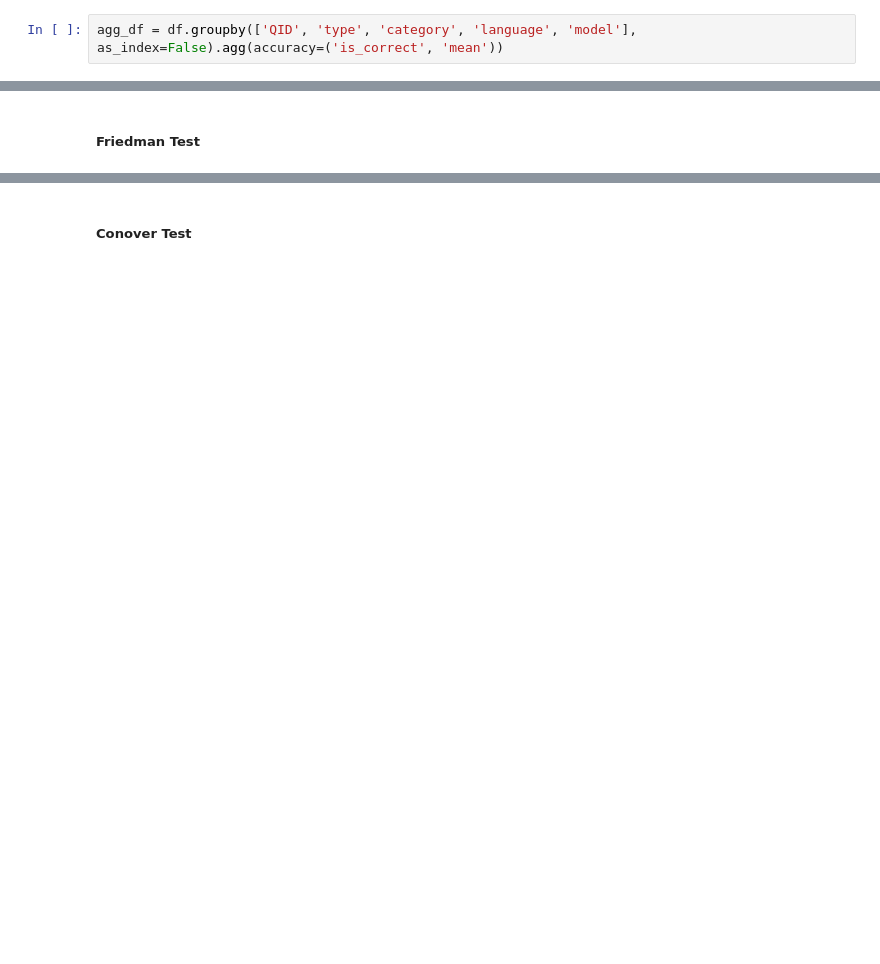
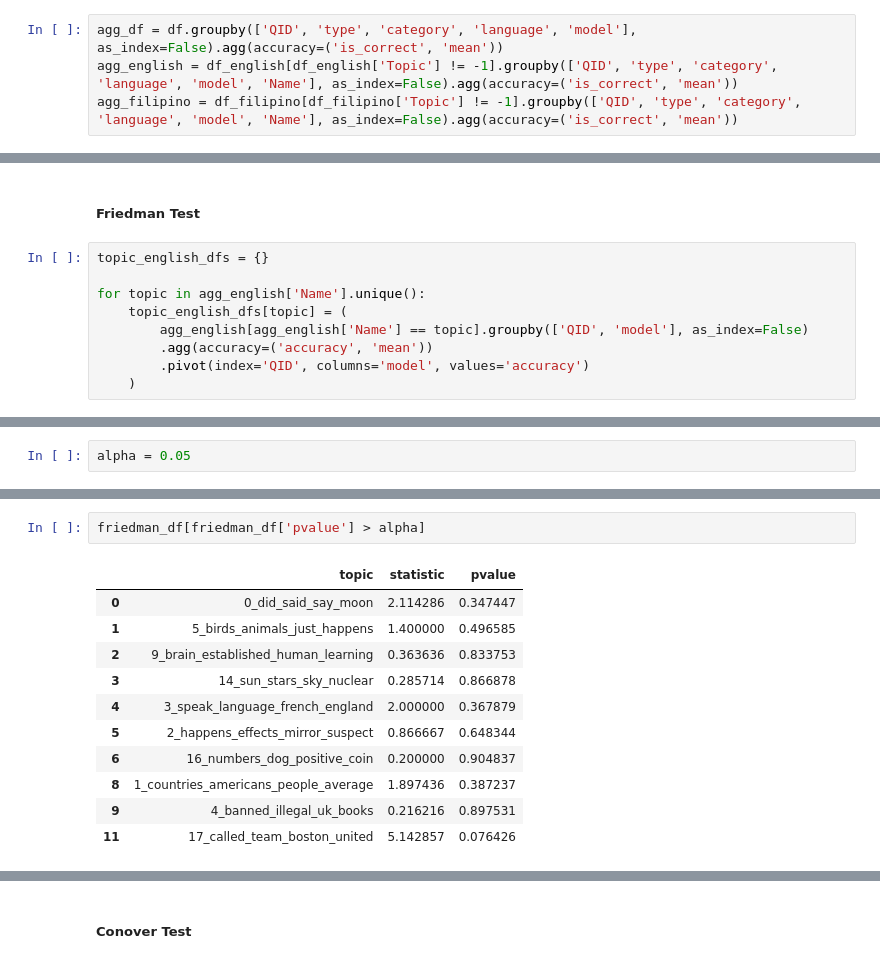
Before and after one commit to Dawsxn/CSMODEL_MCO, a Jupyter notebook: phase_2.ipynb, the cells around one changed output, grey strips where cells are left out. Saved outputs shown, nothing was run; the diff lists cells and outputs as text; blank space fills up the shorter version.

```diff
--- a/phase_2.ipynb
+++ b/phase_2.ipynb
@@ -400,6 +185,8 @@ fig.show()
 ## Data Analysis
 # %%
 agg_df = df.groupby(['QID', 'type', 'category', 'language', 'model'], as_index=False).agg(accuracy=('is_correct', 'mean'))
+agg_english = df_english[df_english['Topic'] != -1].groupby(['QID', 'type', 'category', 'language', 'model', 'Name'], as_index=False).agg(accuracy=('is_correct', 'mean'))
+agg_filipino = df_filipino[df_filipino['Topic'] != -1].groupby(['QID', 'type', 'category', 'language', 'model', 'Name'], as_index=False).agg(accuracy=('is_correct', 'mean'))
 # %% [markdown]
 ### What are the differences in accuracy between o4-mini, Gemini 2.5 Pro, and DeepSeek-R1 on the TruthfulQA dataset when evaluated across various question types, categories, languages, and topics?
 # %% [markdown]
@@ -1159,2 +965,11 @@ px.bar(
 # %% [markdown]
 ##### Friedman Test
+# %%
+topic_english_dfs = {}
+
+for topic in agg_english['Name'].unique():
+    topic_english_dfs[topic] = (
+        agg_english[agg_english['Name'] == topic].groupby(['QID', 'model'], as_index=False)
+        .agg(accuracy=('accuracy', 'mean'))
+        .pivot(index='QID', columns='model', values='accuracy')
+    )
@@ -1160,0 +982,2 @@ px.bar(
+# %%
+alpha = 0.05
@@ -1160,0 +1002,14 @@ px.bar(
+# %%
+friedman_df[friedman_df['pvalue'] > alpha]
+# %% [output]
+|  | topic | statistic | pvalue |
+| 0 | 0_did_said_say_moon | 2.114286 | 0.347447 |
+| 1 | 5_birds_animals_just_happens | 1.400000 | 0.496585 |
+| 2 | 9_brain_established_human_learning | 0.363636 | 0.833753 |
+| 3 | 14_sun_stars_sky_nuclear | 0.285714 | 0.866878 |
+| 4 | 3_speak_language_french_england | 2.000000 | 0.367879 |
+| 5 | 2_happens_effects_mirror_suspect | 0.866667 | 0.648344 |
+| 6 | 16_numbers_dog_positive_coin | 0.200000 | 0.904837 |
+| 8 | 1_countries_americans_people_average | 1.897436 | 0.387237 |
+| 9 | 4_banned_illegal_uk_books | 0.216216 | 0.897531 |
+| 11 | 17_called_team_boston_united | 5.142857 | 0.076426 |
```
Also changed, not shown: parts of 101 cells of this notebook, 4 other files.
